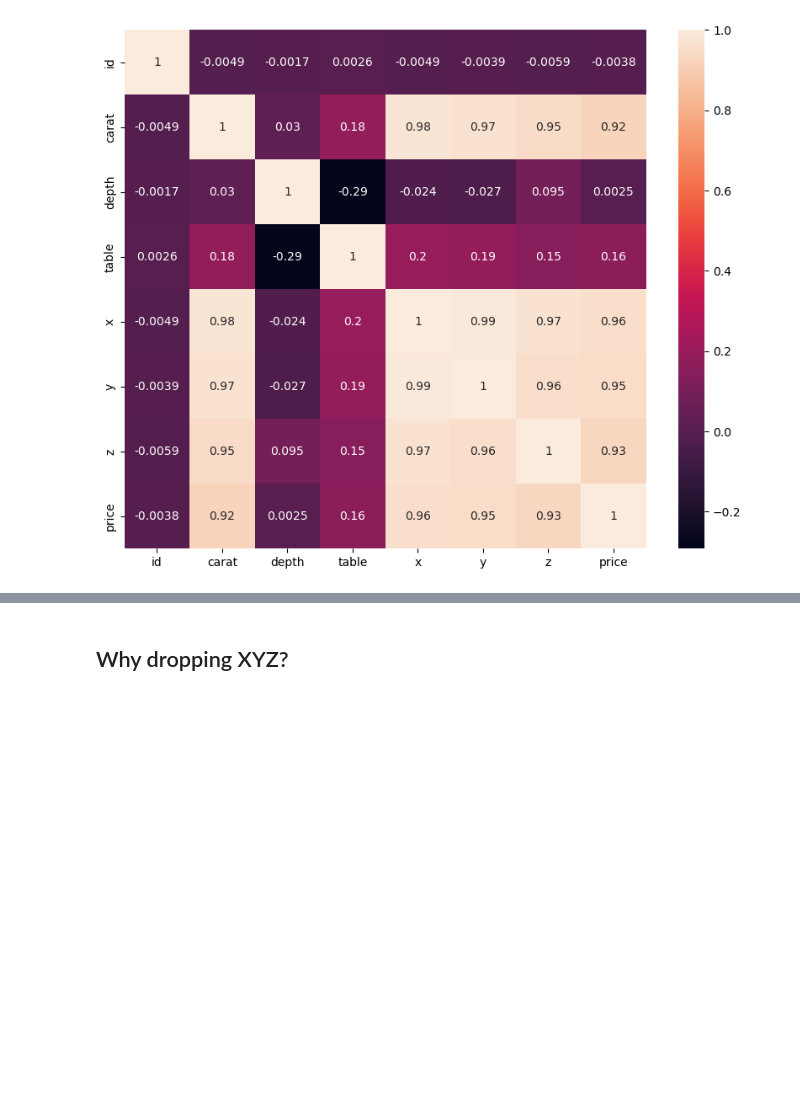
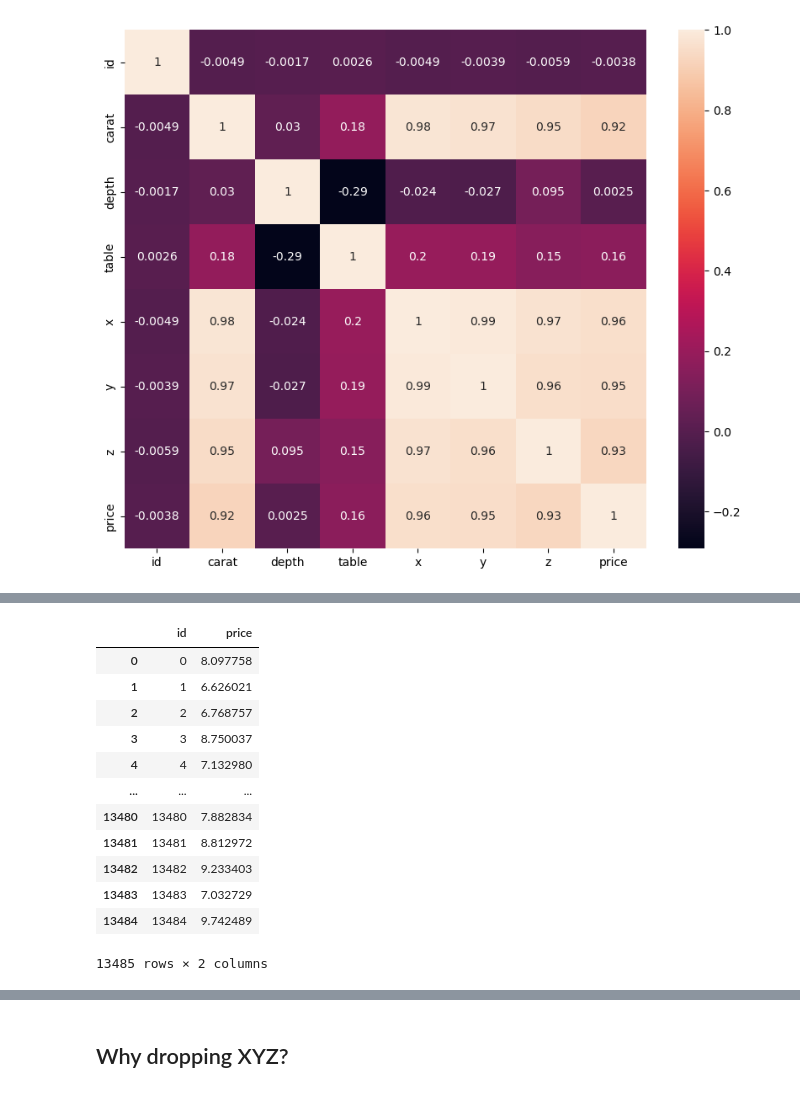
Before and after one commit to csuoc/diamond_prices_ML, a Jupyter notebook: Analysis.ipynb, the cells around one changed output, grey strips where cells are left out. Drawn from its saved outputs; the diff is of its cells as text; code cells hidden in the pictures; blank space fills up the shorter version.

```diff
--- a/Analysis.ipynb
+++ b/Analysis.ipynb
@@ -32,3 +53,19 @@ pd.read_csv("data/testclean.csv")
+# %%
+pd.read_csv("submissions/my_submission.csv")
+# %% [output]
+|  | id | price |
+| 0 | 0 | 8.097758 |
+| 1 | 1 | 6.626021 |
+| 2 | 2 | 6.768757 |
+| 3 | 3 | 8.750037 |
+| 4 | 4 | 7.132980 |
+| ... | ... | ... |
+| 13480 | 13480 | 7.882834 |
+| 13481 | 13481 | 8.812972 |
+| 13482 | 13482 | 9.233403 |
+| 13483 | 13483 | 7.032729 |
+| 13484 | 13484 | 9.742489 |
+13485 rows × 2 columns
 # %% [markdown]
 <img src="images/4C.jpg" width=400>
 # %% [markdown]
```
Also changed, not shown: parts of 5 cells of this notebook, 13 other files.
